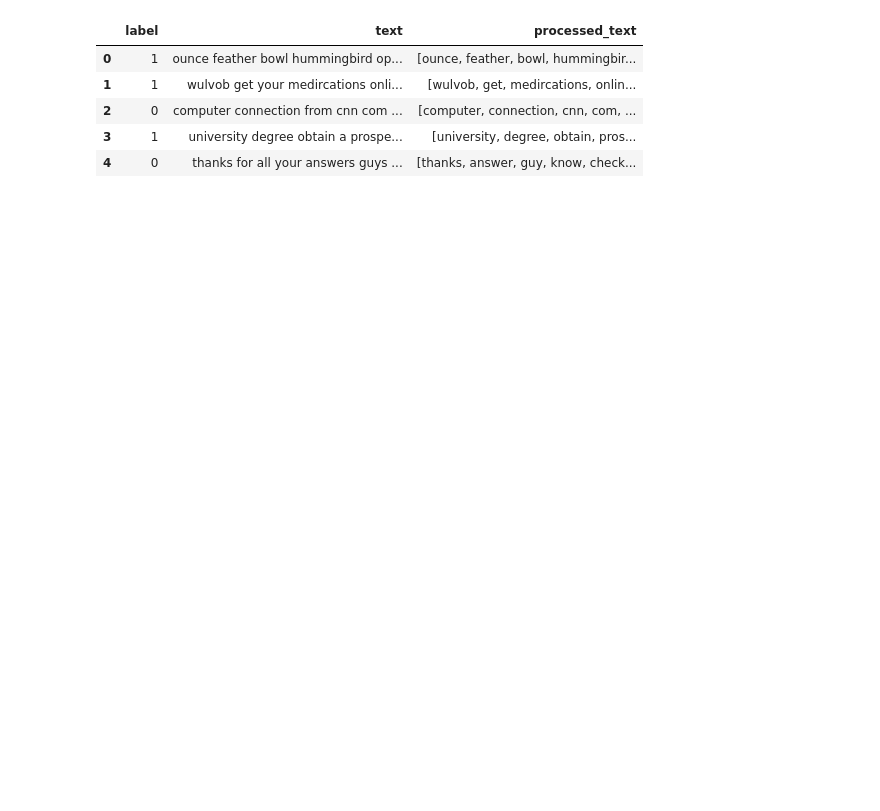
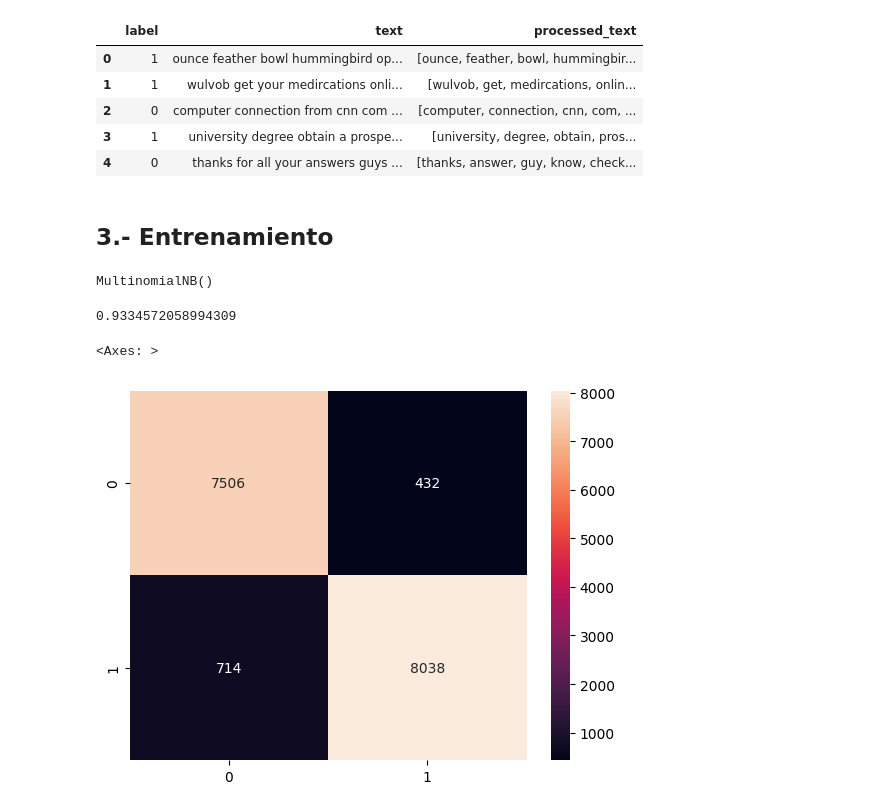
Before and after one commit to jhonadanil/ML-Tutorial, a Jupyter notebook: 08.- Naive bayes.ipynb, the cells around one changed output. Saved outputs shown, nothing was run; the diff lists cells and outputs as text; code cells hidden in the pictures; blank space fills up the shorter version.

```diff
--- a/08.- Naive bayes.ipynb
+++ b/08.- Naive bayes.ipynb
@@ -76,0 +87,24 @@ df.head()
+# %%
+y = df['label']
+# %%
+x_train, x_test, y_train, y_test = train_test_split(x, y, test_size=0.2, random_state=42)
+# %% [markdown]
+## 3.- Entrenamiento
+# %%
+nb_multinomial = MultinomialNB()
+
+nb_multinomial.fit(x_train, y_train)
+# %% [output]
+MultinomialNB()
+# %%
+y_pred= nb_multinomial.predict(x_test)
+# %%
+f1_score(y_test, y_pred)
+# %% [output]
+0.9334572058994309
+# %%
+cm = confusion_matrix(y_test, y_pred)
+sns.heatmap(cm, annot=True, fmt='g')
+# %% [output]
+<Axes: >
+[figure, added]
```
Also changed, not shown: parts of 5 cells of this notebook.
